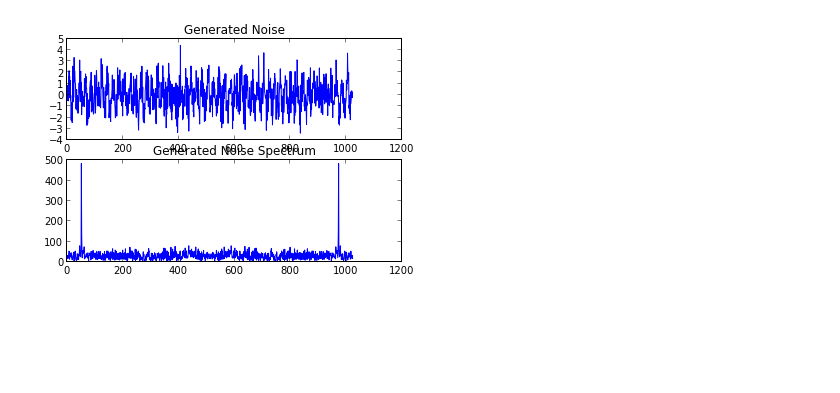
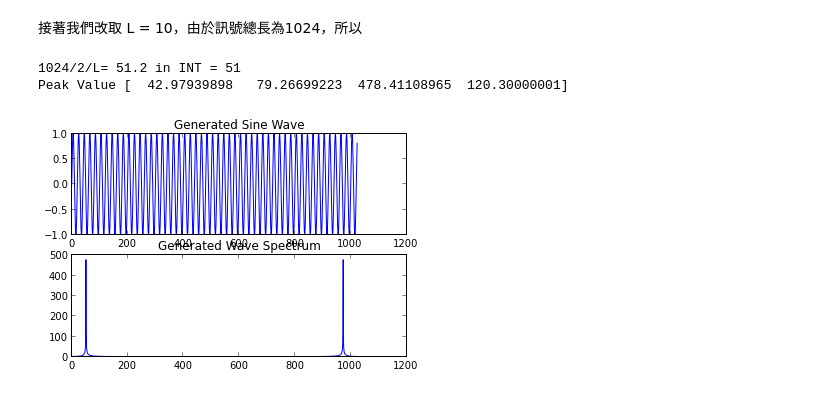
Before and after one commit to minhung/AppMathMethod, a Jupyter notebook: Signal_Analysis.ipynb, the cells around one changed output. Drawn from its saved outputs; the diff is of its cells as text; code cells hidden in the pictures; blank space fills up the shorter version.

```diff
--- a/Signal_Analysis.ipynb
+++ b/Signal_Analysis.ipynb
@@ -91,3 +32,26 @@ plt.show()
+# %% [markdown]
+接著我們改取 L = 10，由於訊號總長為1024，所以
+# %%
+L = 10
+mySampleData = [np.sin(np.pi*a/L) for a in range(0, 1024)]
+#myFreqRes = abs(scipy.fft(mySampleData))
+myFreqRes = abs(np.fft.fft(mySampleData))
+print "1024/2/L=", 1024./2/L, "in INT =", 1024/2/L
+print "Peak Value", myFreqRes[1024/2/L-2:1024/2/L+2]
+
+plt.subplot(2, 1, 1)
+plt.plot(mySampleData)
+plt.title("Generated Sine Wave")
+
+plt.subplot(2, 1, 2)
+plt.plot(myFreqRes)
+plt.title("Generated Wave Spectrum")
+
+plt.show()
+# %% [output]
+1024/2/L= 51.2 in INT = 51
+Peak Value [  42.97939898   79.26699223  478.41108965  120.30000001]
+[figure, added]
 # %%
 noise = np.random.normal(0,1,1024)
 
@@ -102,8 +66,6 @@ plt.plot(abs(scipy.fft(mySampleData+noise)))
 plt.title("Generated Noise Spectrum")
 
 plt.show()
-# %% [output]
-[figure, removed]
 # %%
 from scipy import signal
 import matplotlib.pyplot as plt
```
Also changed, not shown: parts of 12 cells of this notebook.
